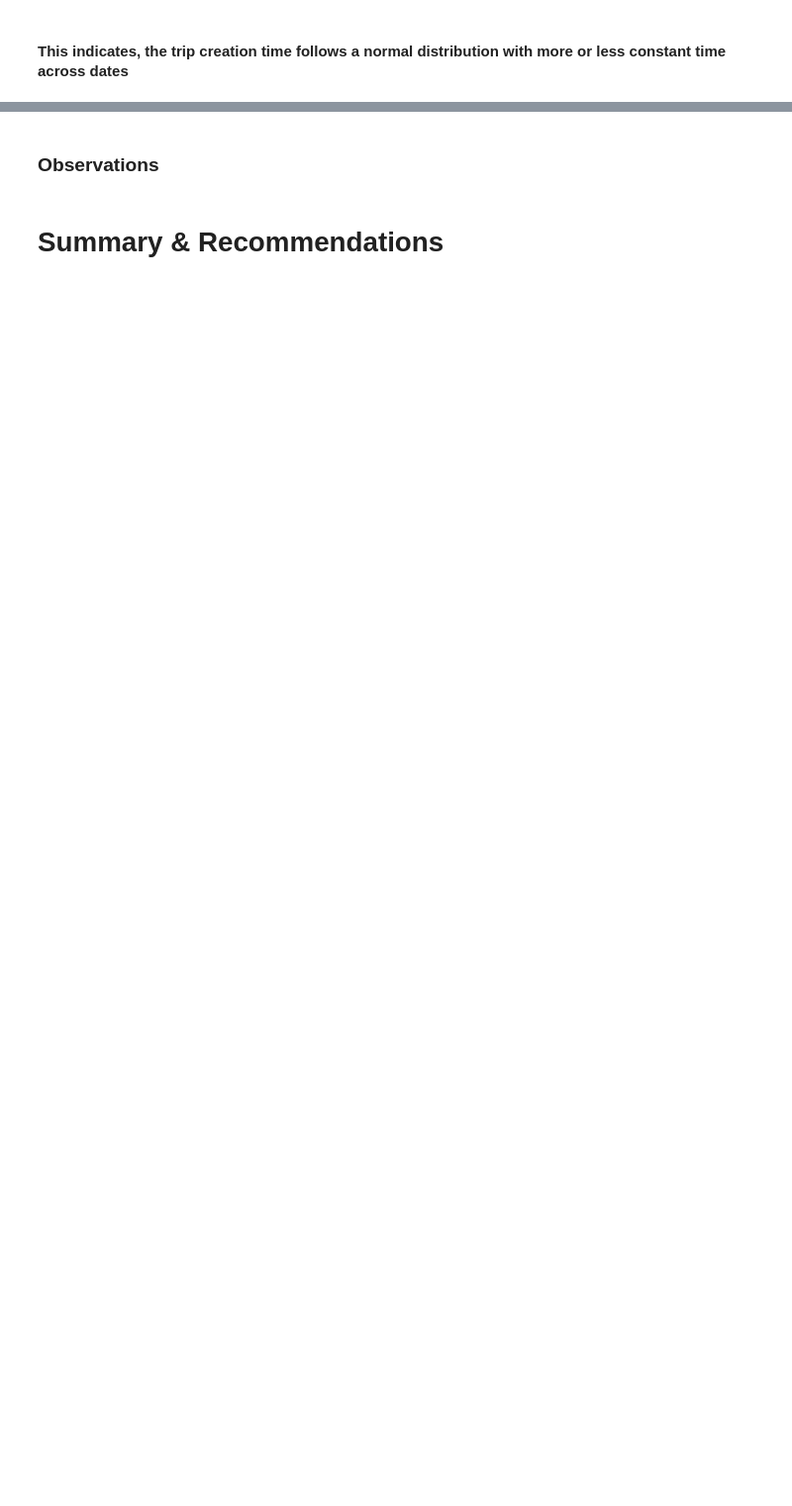
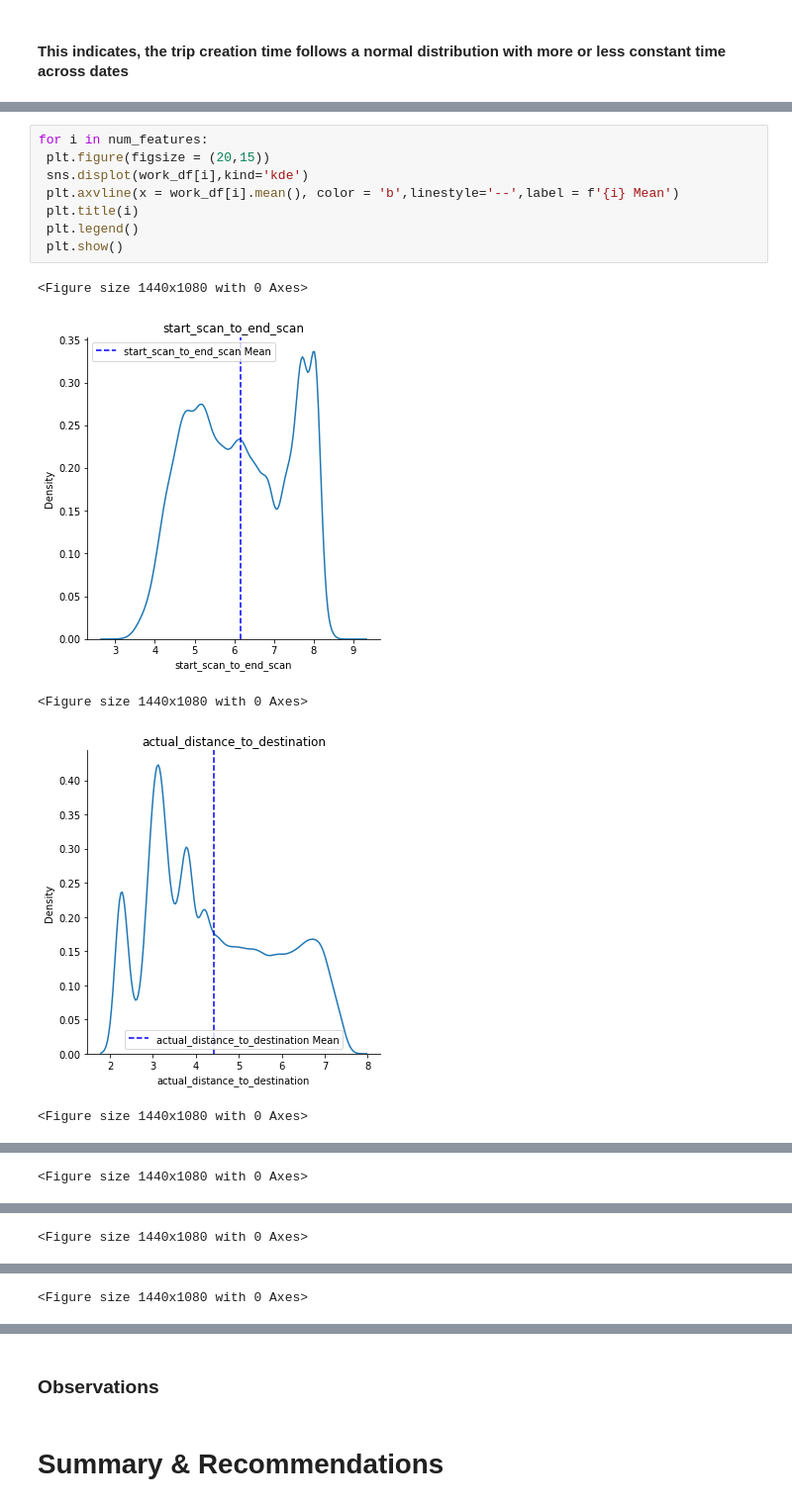
Before and after one commit to pkmariya/Scaler01, a Jupyter notebook: Delhivery_CaseStudy_Mariya_DSMLJune22.ipynb, the cells around one changed output, grey strips where cells are left out. Shown at 99% size. Drawn from its saved outputs; the diff is of its cells as text; blank space fills up the shorter version.

```diff
--- a/Delhivery_CaseStudy_Mariya_DSMLJune22.ipynb
+++ b/Delhivery_CaseStudy_Mariya_DSMLJune22.ipynb
@@ -455,0 +509,14 @@ plt.show()
+# %%
+for i in num_features:
+ plt.figure(figsize = (20,15))
+ sns.displot(work_df[i],kind='kde')
+ plt.axvline(x = work_df[i].mean(), color = 'b',linestyle='--',label = f'{i} Mean')
+ plt.title(i)
+ plt.legend()
+ plt.show()
+# %% [output]
+<Figure size 1440x1080 with 0 Axes>
+[figure, added]
+<Figure size 1440x1080 with 0 Axes>
+[figure, added]
+<Figure size 1440x1080 with 0 Axes>
@@ -455,0 +524 @@ plt.show()
+<Figure size 1440x1080 with 0 Axes>
@@ -455,0 +526 @@ plt.show()
+<Figure size 1440x1080 with 0 Axes>
@@ -455,0 +528 @@ plt.show()
+<Figure size 1440x1080 with 0 Axes>
```
Also changed, not shown: parts of 21 cells of this notebook.
